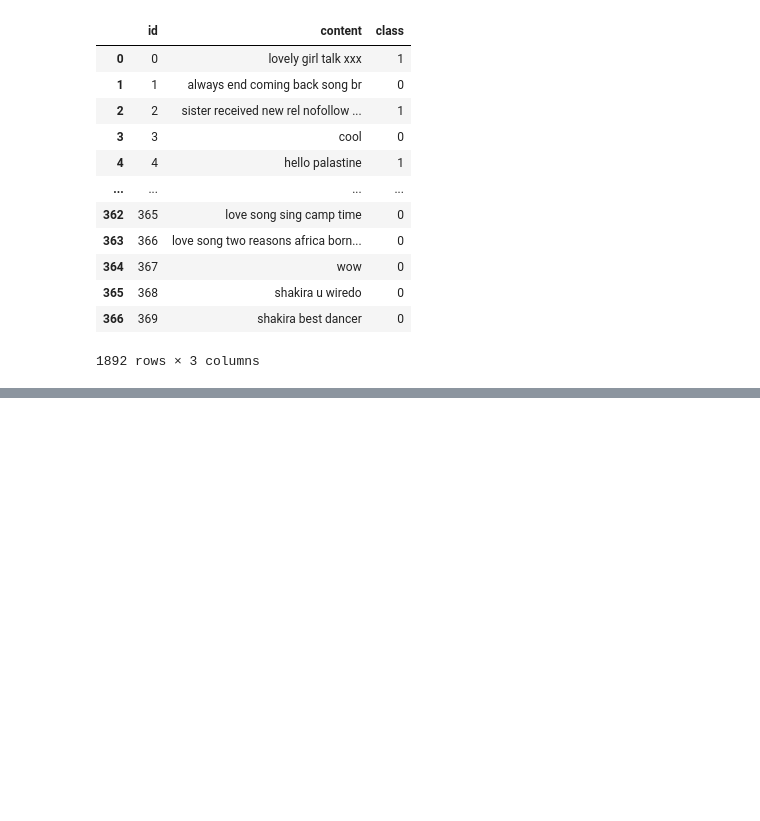
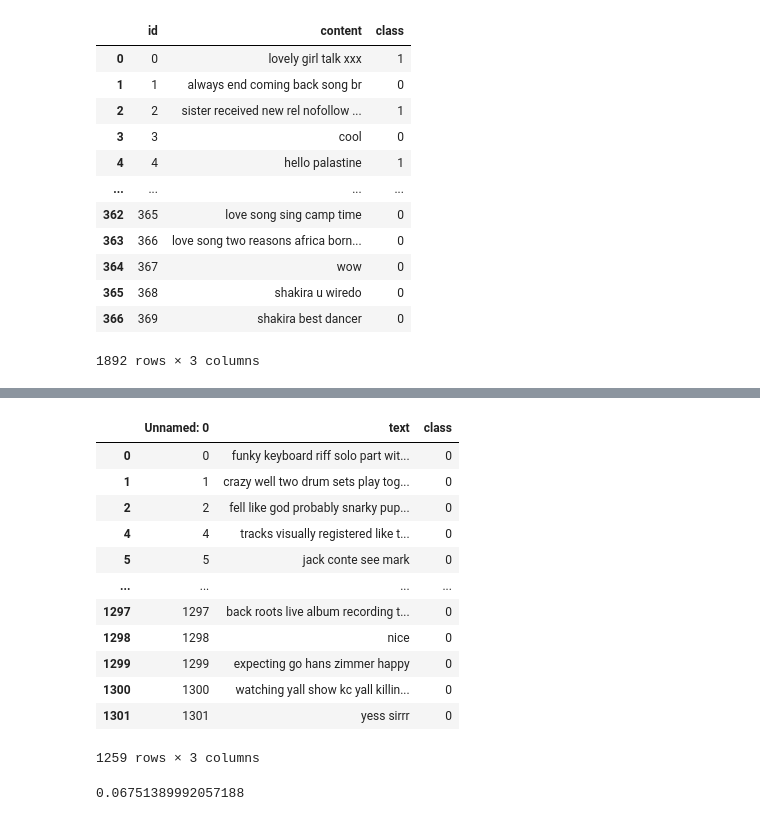
Before and after one commit to SNEHALDD/Group_project, a Jupyter notebook: Youtube_Analysis/machine_learning_model.ipynb, the cells around one changed output, grey strips where cells are left out. Cells and saved outputs as stored; diff of their text form; code cells hidden in the pictures; blank space fills up the shorter version.

```diff
--- a/Youtube_Analysis/machine_learning_model.ipynb
+++ b/Youtube_Analysis/machine_learning_model.ipynb
@@ -189,0 +178,11 @@ len(df_new[df_new['class'] == 1])/len(df_new)
+# %%
+# use SVM to predict the class of the new comments
+from sklearn.svm import SVC
+svm = SVC(probability=True)
+svm.fit(X_train_dtm, y_train)
+svm_pred_class = svm.predict(X_new_dtm)
+
+# add the new class to the dataframe
+df_new['class'] = svm_pred_class
+
+df_new['class'].value_counts()
@@ -189,0 +197,20 @@ len(df_new[df_new['class'] == 1])/len(df_new)
+# %%
+df_new
+# %% [output]
+|  | Unnamed: 0 | text | class |
+| 0 | 0 | funky keyboard riff solo part wit... | 0 |
+| 1 | 1 | crazy well two drum sets play tog... | 0 |
+| 2 | 2 | fell like god probably snarky pup... | 0 |
+| 4 | 4 | tracks visually registered like t... | 0 |
+| 5 | 5 | jack conte see mark | 0 |
+| ... | ... | ... | ... |
+| 1297 | 1297 | back roots live album recording t... | 0 |
+| 1298 | 1298 | nice | 0 |
+| 1299 | 1299 | expecting go hans zimmer happy | 0 |
+| 1300 | 1300 | watching yall show kc yall killin... | 0 |
+| 1301 | 1301 | yess sirrr | 0 |
+1259 rows × 3 columns
+# %%
+len(df_new[df_new['class'] == 1])/len(df_new)
+# %% [output]
+0.06751389992057188
```
Also changed, not shown: parts of 10 cells of this notebook, 1 other file.
